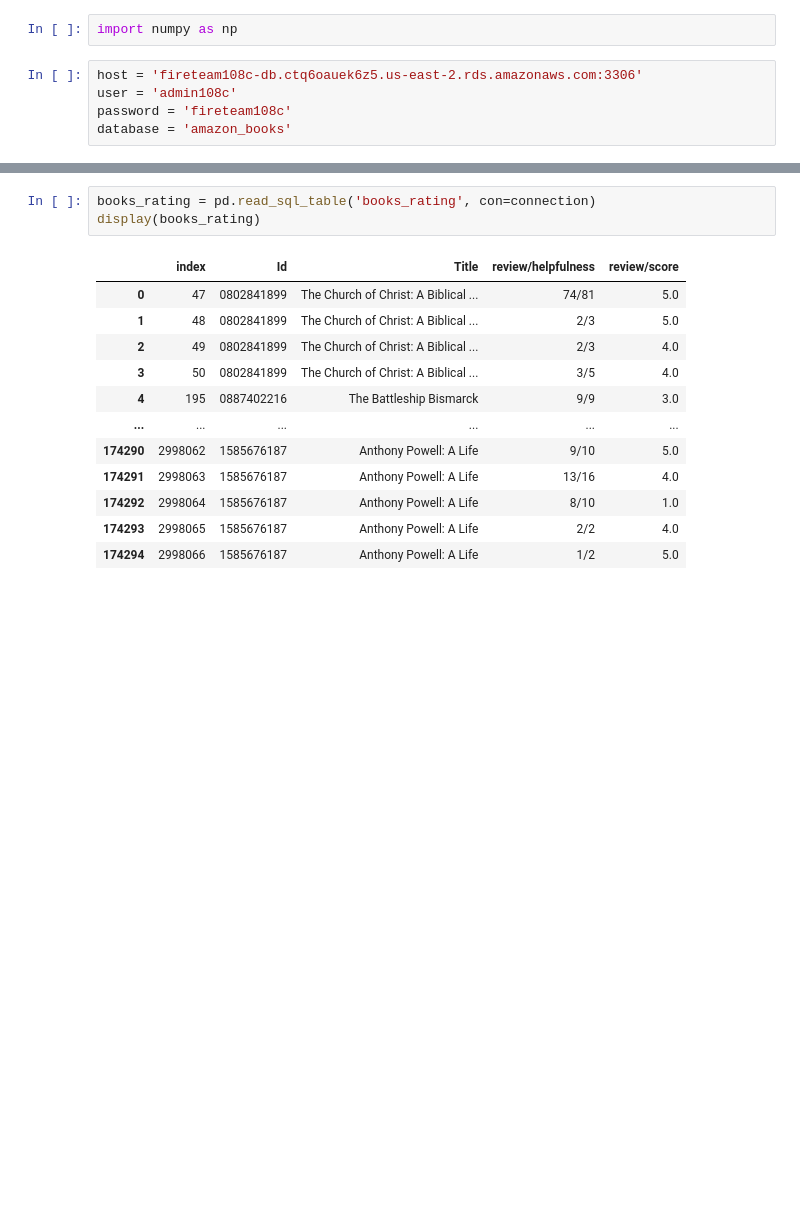
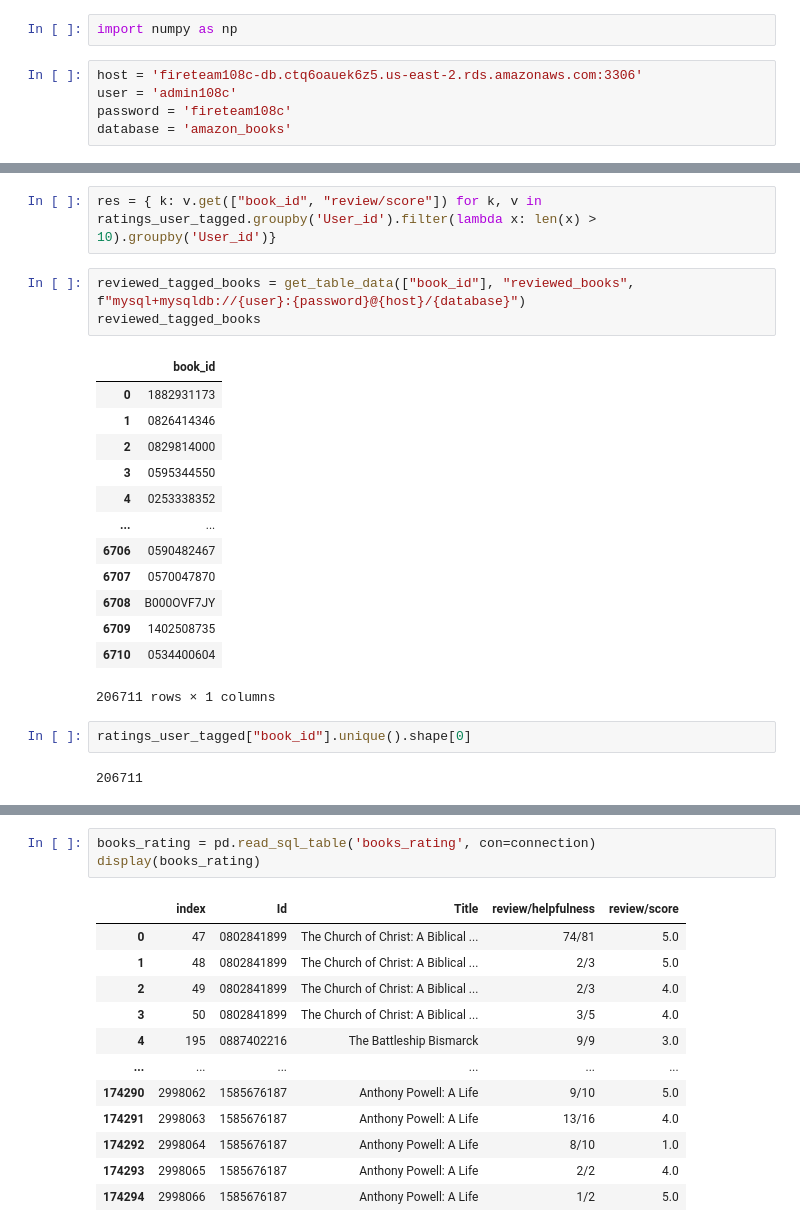
Before and after one commit to jinks145/pj_fireteam-108c, a Jupyter notebook: review_to_user_matrix.ipynb, the cells around one changed output, grey strips where cells are left out. Drawn from its saved outputs; the diff is of its cells as text; blank space fills up the shorter version.

```diff
--- a/review_to_user_matrix.ipynb
+++ b/review_to_user_matrix.ipynb
@@ -15,0 +44,23 @@ connection = engine.connect()
+# %%
+res = { k: v.get(["book_id", "review/score"]) for k, v in ratings_user_tagged.groupby('User_id').filter(lambda x: len(x) > 10).groupby('User_id')}
+# %%
+reviewed_tagged_books = get_table_data(["book_id"], "reviewed_books", f"mysql+mysqldb://{user}:{password}@{host}/{database}")
+reviewed_tagged_books
+# %% [output]
+|  | book_id |
+| 0 | 1882931173 |
+| 1 | 0826414346 |
+| 2 | 0829814000 |
+| 3 | 0595344550 |
+| 4 | 0253338352 |
+| ... | ... |
+| 6706 | 0590482467 |
+| 6707 | 0570047870 |
+| 6708 | B000OVF7JY |
+| 6709 | 1402508735 |
+| 6710 | 0534400604 |
+206711 rows × 1 columns
+# %%
+ratings_user_tagged["book_id"].unique().shape[0]
+# %% [output]
+206711
```
Also changed, not shown: parts of 19 cells of this notebook, 1 other file.
